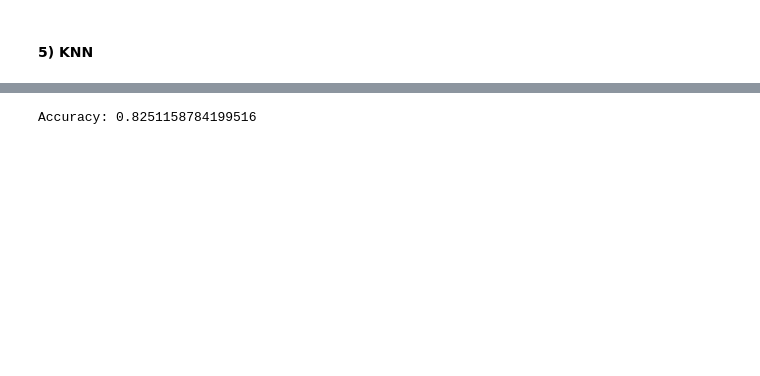
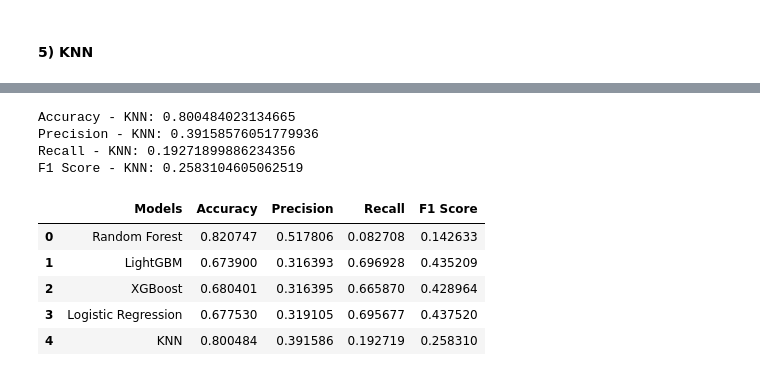
Before and after one commit to asenacak/customer-survivalAnalysis-cltv-segmentation, a Jupyter notebook: churn_prediction.ipynb, the cells around one changed output, grey strips where cells are left out. Saved outputs shown, nothing was run; the diff lists cells and outputs as text; code cells hidden in the pictures; blank space fills up the shorter version.

```diff
--- a/churn_prediction.ipynb
+++ b/churn_prediction.ipynb
@@ -301,0 +277,9 @@ weighted avg       0.78      0.82      0.77     48758
+# %%
+model_lgbm = LGBMClassifier(scale_pos_weight=ratio_nonchurn_to_churn, verbose=-1)
+pipeline_lgbm, pred_lgbm, accuracy_lgbm, precision_lgbm, recall_lgbm, f1_lgbm = create_model_pipeline(preprocessor=preprocessor,
+                                                                                                      feature_selection=SelectFromModel(model_lgbm),
+                                                                                                      model=model_lgbm)
+print('Accuracy - LightGBM:', accuracy_lgbm)
+print('Precision - LightGBM:', precision_lgbm)
+print('Recall - LightGBM:', recall_lgbm)
+print('F1 Score - LightGBM:', f1_lgbm)
@@ -345,0 +293,9 @@ weighted avg       0.78      0.82      0.77     48758
+# %%
+model_xgb = XGBClassifier(scale_pos_weight=ratio_nonchurn_to_churn)
+pipeline_xgb, pred_xgb, accuracy_xgb, precision_xgb, recall_xgb, f1_xgb = create_model_pipeline(preprocessor=preprocessor,
+                                                                                                   feature_selection=SelectFromModel(model_xgb),
+                                                                                                   model=model_xgb)
+print('Accuracy - XGBoost:', accuracy_xgb)
+print('Precision - XGBoost:', precision_xgb)
+print('Recall - XGBoost:', recall_xgb)
+print('F1 Score - XGBoost:', f1_xgb)
@@ -389,0 +309,9 @@ weighted avg       0.79      0.83      0.77     48758
+# %%
+model_lr = LogisticRegression(class_weight='balanced')
+pipeline_lr, pred_lr, accuracy_lr, precision_lr, recall_lr, f1_lr = create_model_pipeline(preprocessor=preprocessor,
+                                                                                          feature_selection=SelectFromModel(model_lr),
+                                                                                          model=model_lr)
+print('Accuracy - LR:', accuracy_lr)
+print('Precision - LR:', precision_lr)
+print('Recall - LR:', recall_lr)
+print('F1 Score - LR:', f1_lr)
@@ -543,5 +325,30 @@ predictions_stacking = pipeline_stacking.predict(X_val)
-# %%
-accuracy_stacking = accuracy_score(y_val, predictions_stacking)
-print(f'Accuracy: {accuracy_stacking}')
-# %% [output]
-Accuracy: 0.8251158784199516
+# %%
+model_knn = KNeighborsClassifier(n_neighbors=5, weights='uniform')
+pipeline_knn, pred_knn, accuracy_knn, precision_knn, recall_knn, f1_knn = create_model_pipeline(preprocessor=preprocessor,
+                                                                                                feature_selection=SelectKBest(k=10),
+                                                                                                model=model_knn)
+print('Accuracy - KNN:', accuracy_knn)
+print('Precision - KNN:', precision_knn)
+print('Recall - KNN:', recall_knn)
+print('F1 Score - KNN:', f1_knn)
+# %% [output]
+Accuracy - KNN: 0.800484023134665
+Precision - KNN: 0.39158576051779936
+Recall - KNN: 0.19271899886234356
+F1 Score - KNN: 0.2583104605062519
+# %%
+models_result = pd.DataFrame({
+    'Models': ['Random Forest', 'LightGBM', 'XGBoost', 'Logistic Regression', 'KNN'],
+    'Accuracy':[accuracy_rf, accuracy_lgbm, accuracy_xgb, accuracy_lr, accuracy_knn],
+    'Precision': [precision_rf, precision_lgbm, precision_xgb, precision_lr, precision_knn],
+    'Recall': [recall_rf, recall_lgbm, recall_xgb, recall_lr, recall_knn],
+    'F1 Score': [f1_rf, f1_lgbm, f1_xgb, f1_lr, f1_knn]
+})
+models_result
+# %% [output]
+|  | Models | Accuracy | Precision | Recall | F1 Score |
+| 0 | Random Forest | 0.820747 | 0.517806 | 0.082708 | 0.142633 |
+| 1 | LightGBM | 0.673900 | 0.316393 | 0.696928 | 0.435209 |
+| 2 | XGBoost | 0.680401 | 0.316395 | 0.665870 | 0.428964 |
+| 3 | Logistic Regression | 0.677530 | 0.319105 | 0.695677 | 0.437520 |
+| 4 | KNN | 0.800484 | 0.391586 | 0.192719 | 0.258310 |
```
Also changed, not shown: parts of 63 cells of this notebook.
